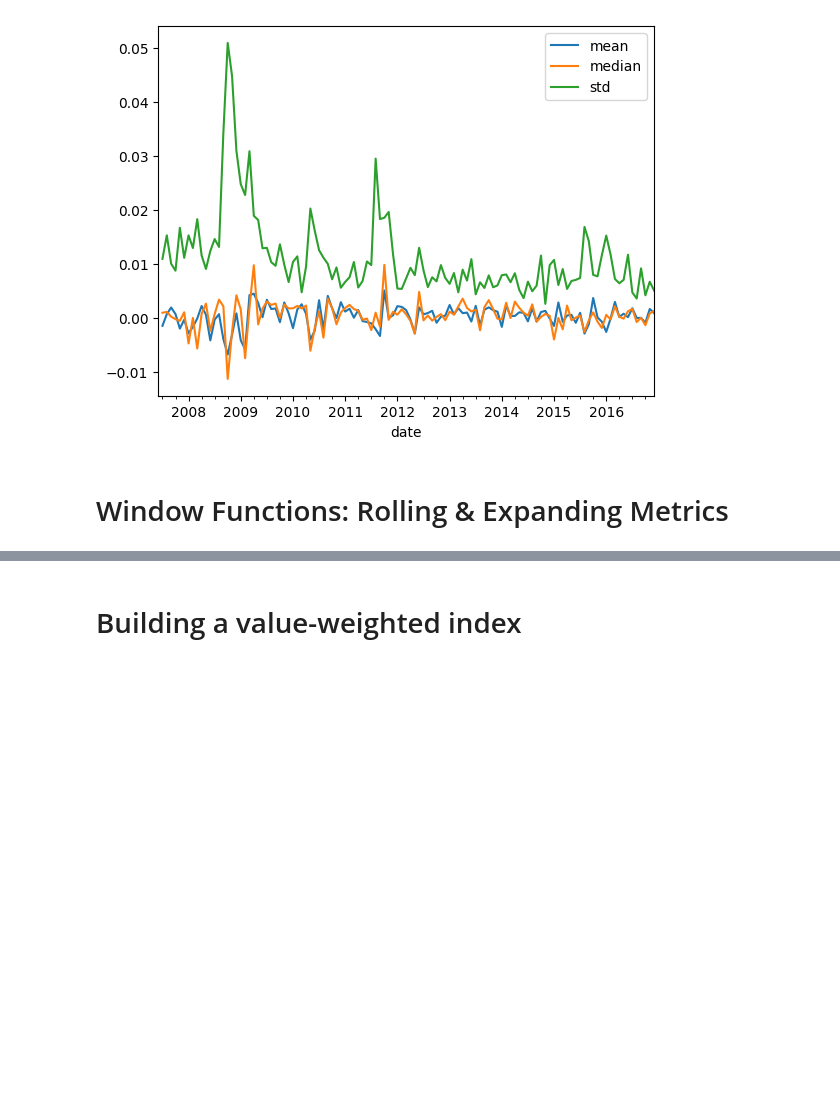
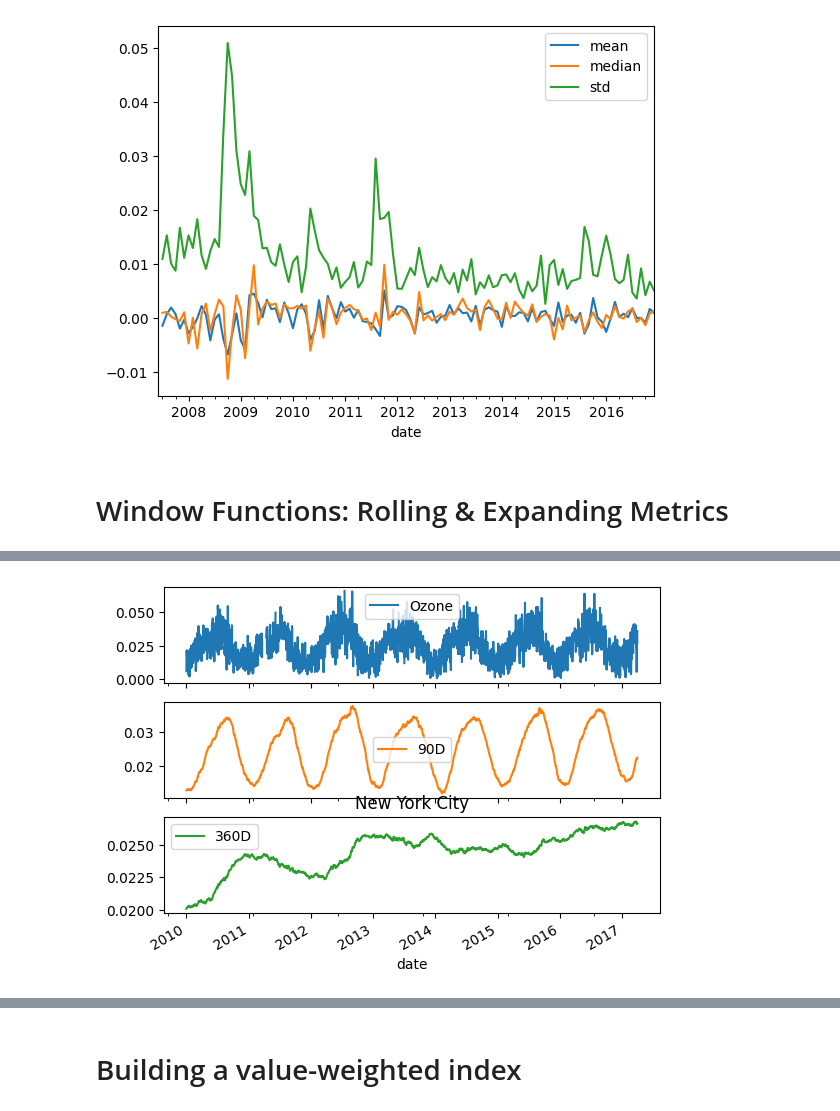
Before and after one commit to kesant/machine-learning-projects, a Jupyter notebook: Time series/manipulating_time_series.ipynb, the cells around one changed output, grey strips where cells are left out. Cells and saved outputs as stored; diff of their text form; code cells hidden in the pictures; blank space fills up the shorter version.

Commit message:
ejercicios con rolling windows de estadisticas

```diff
--- a/Time series/manipulating_time_series.ipynb
+++ b/Time series/manipulating_time_series.ipynb
@@ -741,0 +746,4 @@ plt.show()
+# %%
+# Import and inspect ozone data here
+data = pd.read_csv('./air_quality_data/ozone_nyc.csv',parse_dates=["date"],index_col="date")
+print(data.info())
@@ -741,0 +760,21 @@ plt.show()
+# %%
+
+# Calcula la media móvil de 90 días para la columna "Ozone"
+# Esto suaviza las fluctuaciones diarias para ver tendencias a corto plazo
+data['90D'] = data['Ozone'].rolling("90D").mean()
+
+# Calcula la media móvil de 360 días para la columna "Ozone"
+# Esto proporciona una perspectiva más amplia para observar tendencias a largo plazo
+data['360D'] = data['Ozone'].rolling("360D").mean()
+
+# Filtra el DataFrame para obtener solo datos a partir de 2010
+# Luego, genera gráficos para visualizar las columnas separadas (subplots=True)
+data["2010":].plot(subplots=True)
+
+# Añade un título al gráfico para indicar que los datos corresponden a Nueva York
+plt.title('New York City')
+
+# Muestra el gráfico generado
+plt.show()
+# %% [output]
+[figure, added]
```
Also changed, not shown: parts of 6 cells of this notebook.
